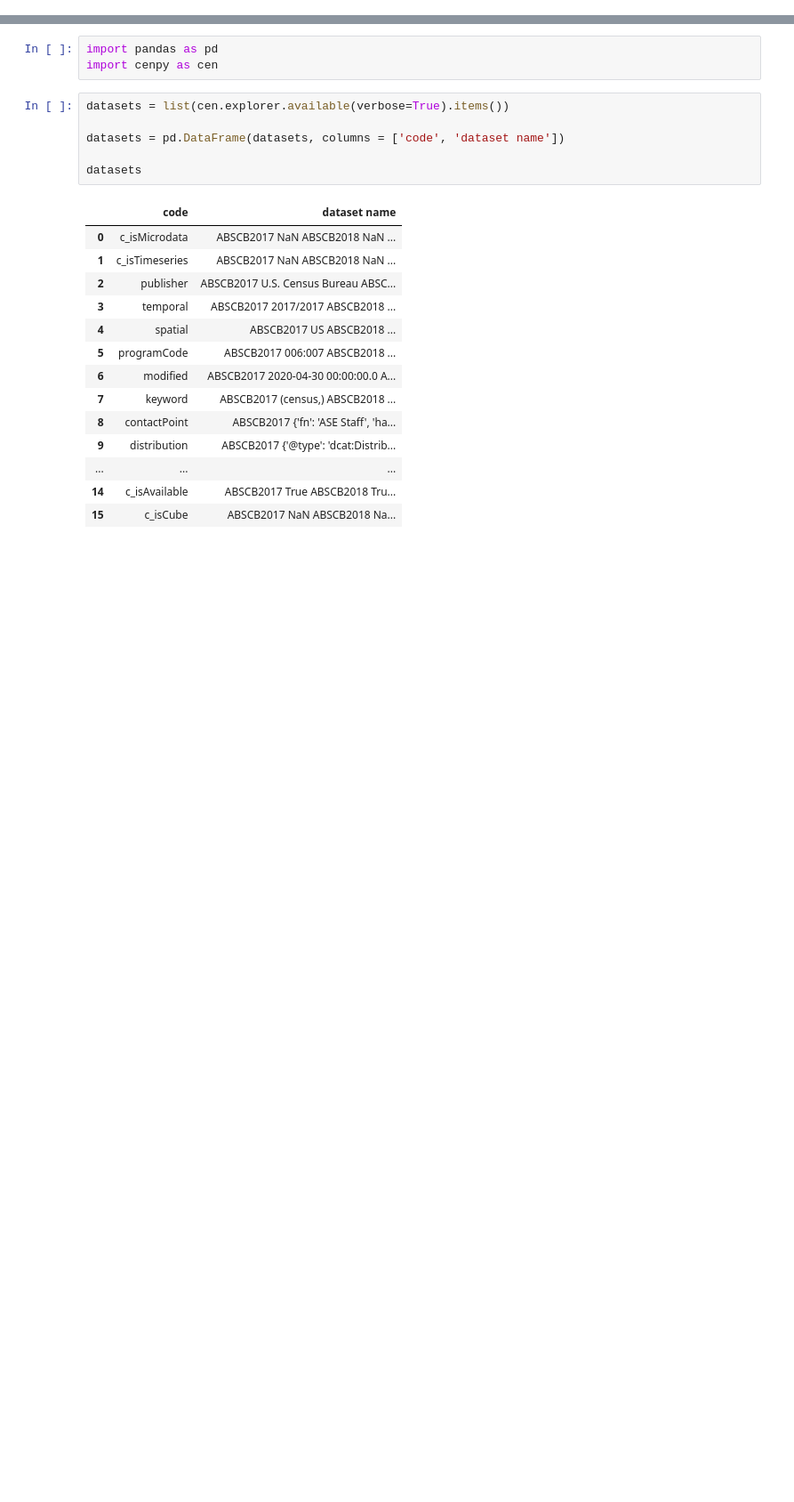
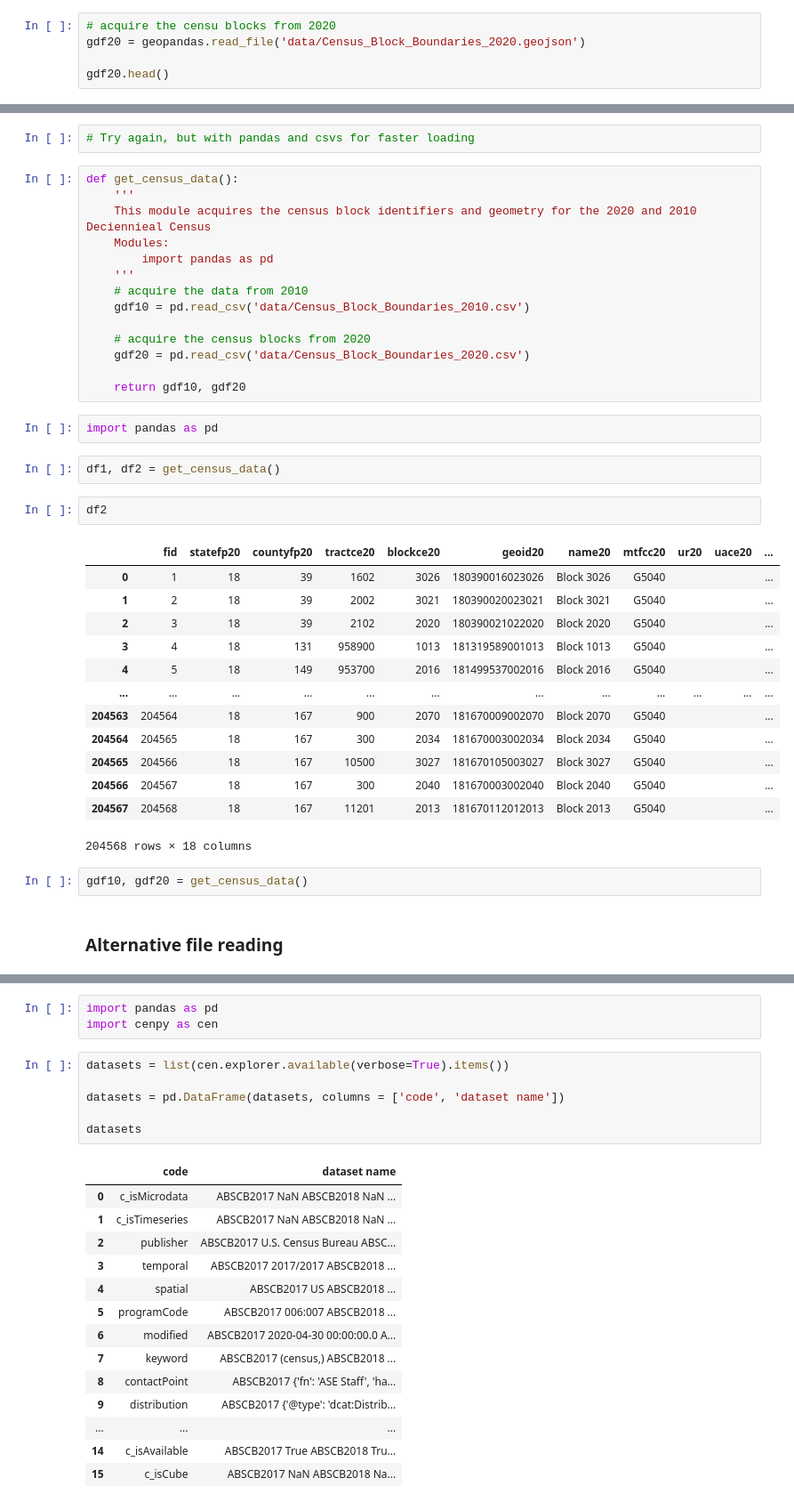
Before and after one commit to aaron-mv-moore/indy-action-time, a Jupyter notebook: 00_working_acquire_demographics.ipynb, the cells around one changed output, grey strips where cells are left out. Shown at 89% size. Saved outputs shown, nothing was run; the diff lists cells and outputs as text; blank space fills up the shorter version.

```diff
--- a/00_working_acquire_demographics.ipynb
+++ b/00_working_acquire_demographics.ipynb
@@ -0,0 +67,5 @@
+# %%
+# acquire the censu blocks from 2020
+gdf20 = geopandas.read_file('data/Census_Block_Boundaries_2020.geojson')
+
+gdf20.head()
@@ -0,0 +79,40 @@
+# %%
+# Try again, but with pandas and csvs for faster loading
+# %%
+def get_census_data():
+    '''
+    This module acquires the census block identifiers and geometry for the 2020 and 2010 Deciennieal Census
+    Modules:
+        import pandas as pd
+    '''
+    # acquire the data from 2010
+    gdf10 = pd.read_csv('data/Census_Block_Boundaries_2010.csv')
+
+    # acquire the census blocks from 2020
+    gdf20 = pd.read_csv('data/Census_Block_Boundaries_2020.csv')
+
+    return gdf10, gdf20
+# %%
+import pandas as pd
+# %%
+df1, df2 = get_census_data()
+# %%
+df2
+# %% [output]
+|  | fid | statefp20 | countyfp20 | tractce20 | blockce20 | geoid20 | name20 | mtfcc20 | ur20 | uace20 | ... |
+| 0 | 1 | 18 | 39 | 1602 | 3026 | 180390016023026 | Block 3026 | G5040 |  |  | ... |
+| 1 | 2 | 18 | 39 | 2002 | 3021 | 180390020023021 | Block 3021 | G5040 |  |  | ... |
+| 2 | 3 | 18 | 39 | 2102 | 2020 | 180390021022020 | Block 2020 | G5040 |  |  | ... |
+| 3 | 4 | 18 | 131 | 958900 | 1013 | 181319589001013 | Block 1013 | G5040 |  |  | ... |
+| 4 | 5 | 18 | 149 | 953700 | 2016 | 181499537002016 | Block 2016 | G5040 |  |  | ... |
+| ... | ... | ... | ... | ... | ... | ... | ... | ... | ... | ... | ... |
+| 204563 | 204564 | 18 | 167 | 900 | 2070 | 181670009002070 | Block 2070 | G5040 |  |  | ... |
+| 204564 | 204565 | 18 | 167 | 300 | 2034 | 181670003002034 | Block 2034 | G5040 |  |  | ... |
+| 204565 | 204566 | 18 | 167 | 10500 | 3027 | 181670105003027 | Block 3027 | G5040 |  |  | ... |
+| 204566 | 204567 | 18 | 167 | 300 | 2040 | 181670003002040 | Block 2040 | G5040 |  |  | ... |
+| 204567 | 204568 | 18 | 167 | 11201 | 2013 | 181670112012013 | Block 2013 | G5040 |  |  | ... |
+204568 rows × 18 columns
+# %%
+gdf10, gdf20 = get_census_data()
+# %% [markdown]
+### Alternative file reading
```
Also changed, not shown: parts of 11 cells of this notebook, 2 other files.
